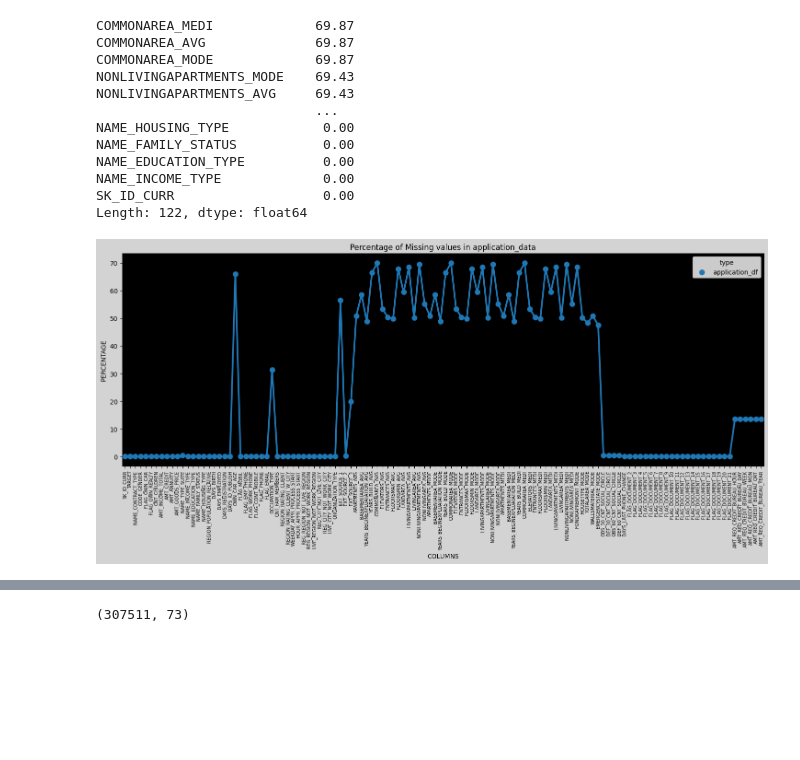
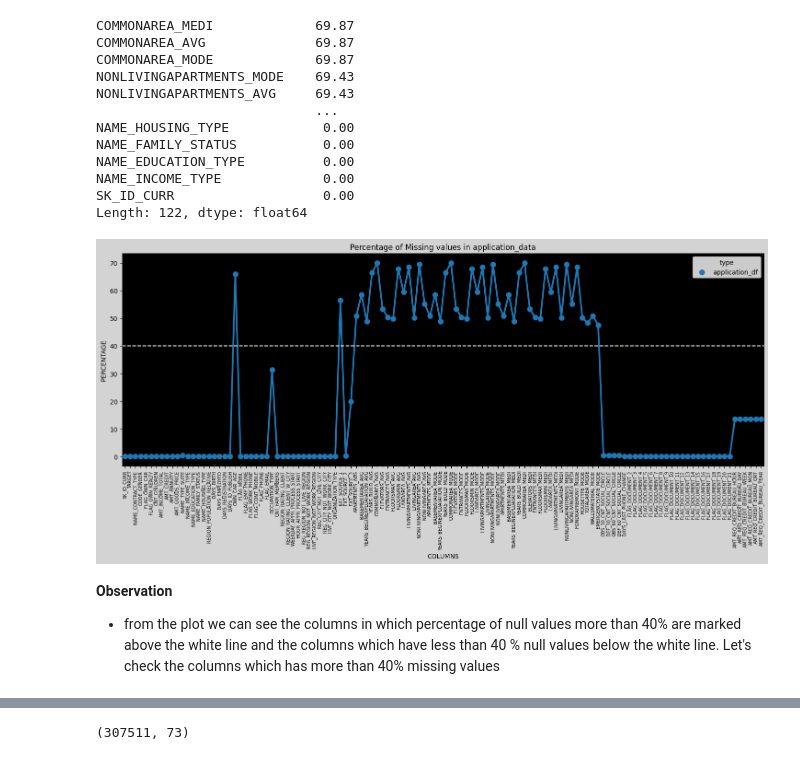
Before and after one commit to ItzmeAkash/Bank-Loan, a Jupyter notebook: Bank_Loan_Exploratory_Data_Analysis.ipynb, the cells around one changed output, grey strips where cells are left out. Drawn from its saved outputs; the diff is of its cells as text; code cells hidden in the pictures; blank space fills up the shorter version.

```diff
--- a/Bank_Loan_Exploratory_Data_Analysis.ipynb
+++ b/Bank_Loan_Exploratory_Data_Analysis.ipynb
@@ -113,14 +175,19 @@ Length: 122, dtype: float64
 # %%
 #Visualizing the null values
 fig = plt.figure(figsize=(18,6))
 miss_data = pd.DataFrame((application_df.isnull().sum())*100/application_df.shape[0]).reset_index()
 miss_data["type"] = "application_df"
 ax = sns.pointplot(x="index",y=0,data=miss_data,hue="type")
 plt.xticks(rotation =90,fontsize =7)
+ax.axhline(40, ls='--',color='white')
 plt.title("Percentage of Missing values in application_data")
 plt.ylabel("PERCENTAGE")
 plt.xlabel("COLUMNS")
 ax.set_facecolor("k")
 fig.set_facecolor("lightgrey")
 # %% [output]
-[figure, old version]
+[figure, new version]
+# %% [markdown]
+**Observation**
+
+   * from the plot we can see the columns in which percentage of null values more than 40% are marked above the white line and the columns which have less than 40 % null values below the white line. Let's check the columns which has more than 40% missing values
```
Also changed, not shown: parts of 46 cells of this notebook.
